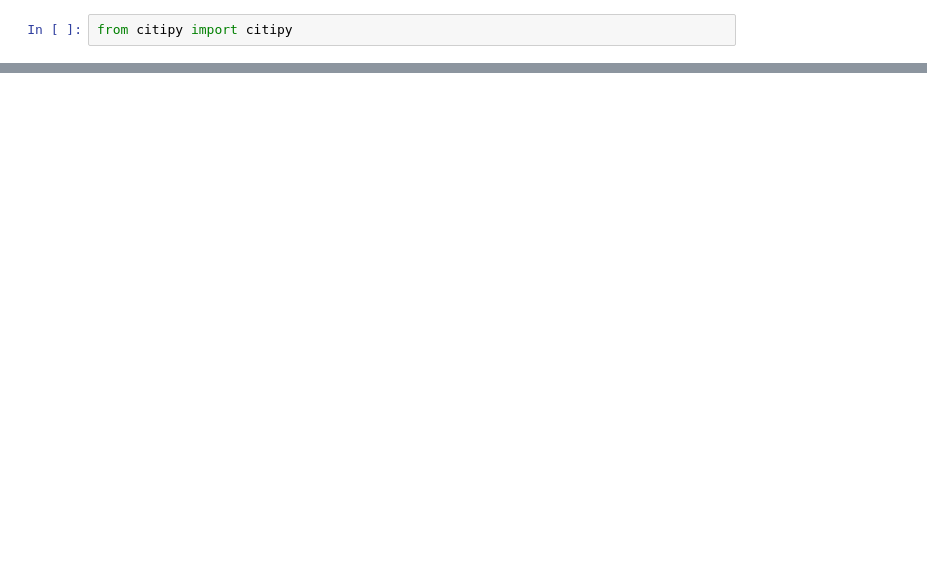
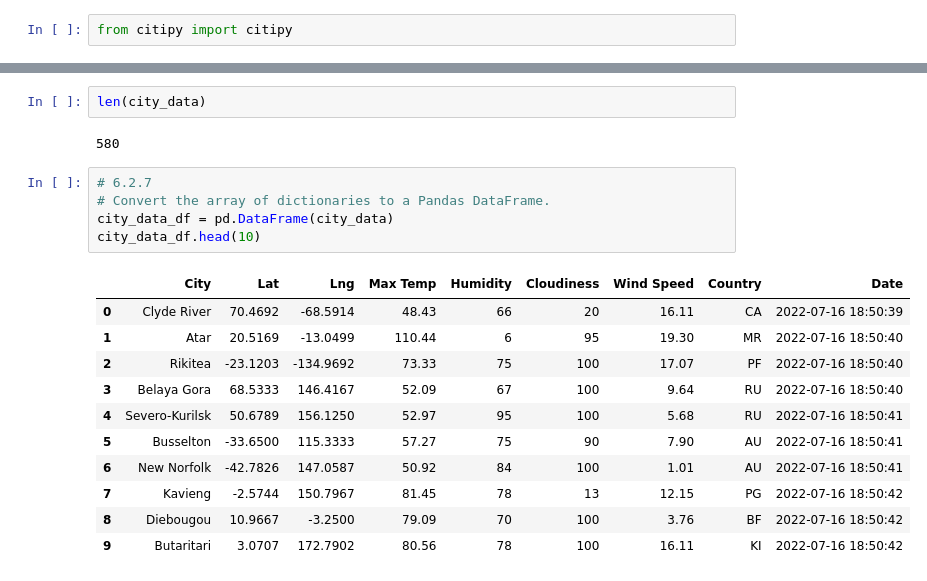
Before and after one commit to Atomic45/World_Weather_Analysis, a Jupyter notebook: WeatherPy.ipynb, the cells around one changed output, grey strips where cells are left out. Saved outputs shown, nothing was run; the diff lists cells and outputs as text; blank space fills up the shorter version.

```diff
--- a/WeatherPy.ipynb
+++ b/WeatherPy.ipynb
@@ -56,0 +162,21 @@ len(cities)
+# %%
+len(city_data)
+# %% [output]
+580
+# %%
+# 6.2.7
+# Convert the array of dictionaries to a Pandas DataFrame.
+city_data_df = pd.DataFrame(city_data)
+city_data_df.head(10)
+# %% [output]
+|  | City | Lat | Lng | Max Temp | Humidity | Cloudiness | Wind Speed | Country | Date |
+| 0 | Clyde River | 70.4692 | -68.5914 | 48.43 | 66 | 20 | 16.11 | CA | 2022-07-16 18:50:39 |
+| 1 | Atar | 20.5169 | -13.0499 | 110.44 | 6 | 95 | 19.30 | MR | 2022-07-16 18:50:40 |
+| 2 | Rikitea | -23.1203 | -134.9692 | 73.33 | 75 | 100 | 17.07 | PF | 2022-07-16 18:50:40 |
+| 3 | Belaya Gora | 68.5333 | 146.4167 | 52.09 | 67 | 100 | 9.64 | RU | 2022-07-16 18:50:40 |
+| 4 | Severo-Kurilsk | 50.6789 | 156.1250 | 52.97 | 95 | 100 | 5.68 | RU | 2022-07-16 18:50:41 |
+| 5 | Busselton | -33.6500 | 115.3333 | 57.27 | 75 | 90 | 7.90 | AU | 2022-07-16 18:50:41 |
+| 6 | New Norfolk | -42.7826 | 147.0587 | 50.92 | 84 | 100 | 1.01 | AU | 2022-07-16 18:50:41 |
+| 7 | Kavieng | -2.5744 | 150.7967 | 81.45 | 78 | 13 | 12.15 | PG | 2022-07-16 18:50:42 |
+| 8 | Diebougou | 10.9667 | -3.2500 | 79.09 | 70 | 100 | 3.76 | BF | 2022-07-16 18:50:42 |
+| 9 | Butaritari | 3.0707 | 172.7902 | 80.56 | 78 | 100 | 16.11 | KI | 2022-07-16 18:50:42 |
```
Also changed, not shown: parts of 10 cells of this notebook, 6 other files.
